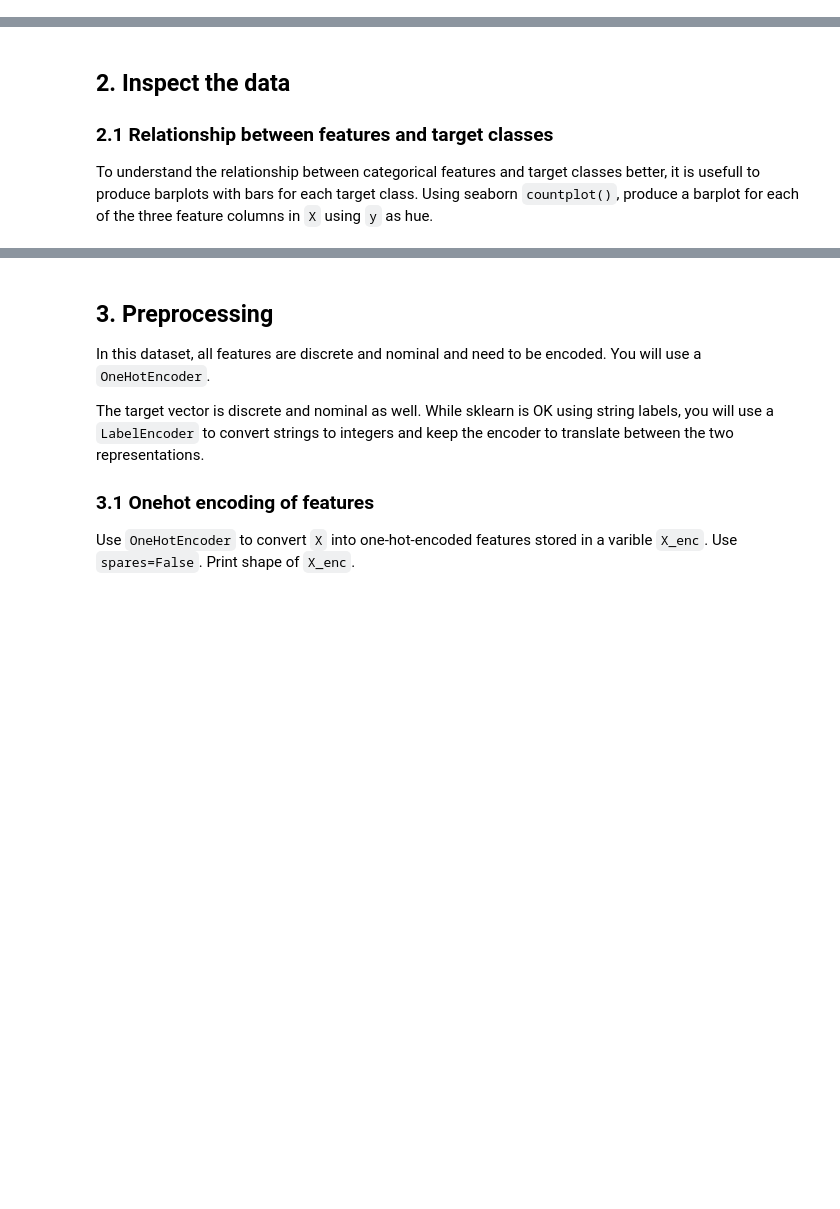
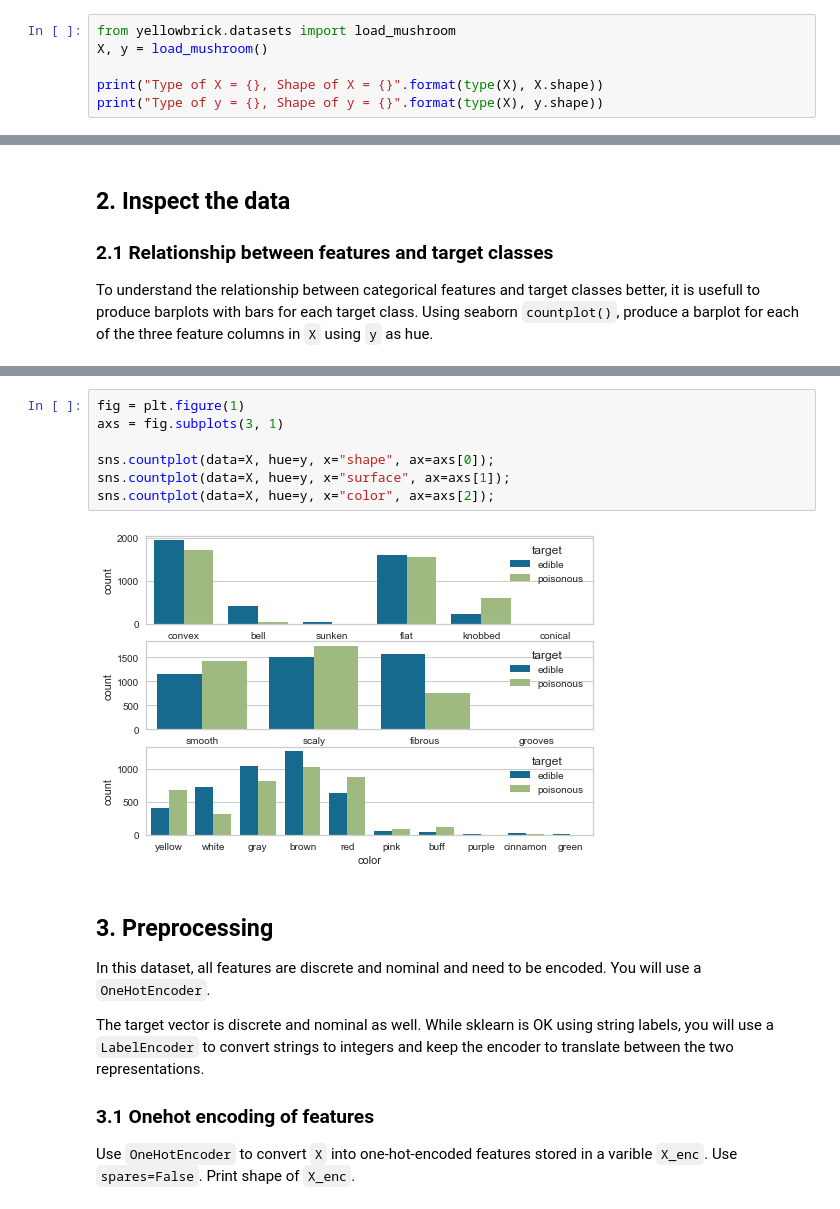
Before and after one commit to meng-ucalgary/ensf-611-assignment-3, a Jupyter notebook: lab3.ipynb, the cells around one changed output, grey strips where cells are left out. Saved outputs shown, nothing was run; the diff lists cells and outputs as text; blank space fills up the shorter version.

Commit message:
loaded and inspected the data

```diff
--- a/lab3.ipynb
+++ b/lab3.ipynb
@@ -121,0 +117,6 @@ y: (8123,) <class 'pandas.core.series.Series'>
+# %%
+from yellowbrick.datasets import load_mushroom
+X, y = load_mushroom()
+
+print("Type of X = {}, Shape of X = {}".format(type(X), X.shape))
+print("Type of y = {}, Shape of y = {}".format(type(X), y.shape))
@@ -132,3 +132,12 @@ To understand the relationship between categorical features and target classes b
+# %%
+fig = plt.figure(1)
+axs = fig.subplots(3, 1)
+
+sns.countplot(data=X, hue=y, x="shape", ax=axs[0]);
+sns.countplot(data=X, hue=y, x="surface", ax=axs[1]);
+sns.countplot(data=X, hue=y, x="color", ax=axs[2]);
+# %% [output]
+[figure, added]
 # %% [markdown]
 ## 3. Preprocessing
 In this dataset, all features are discrete and nominal and need to be encoded. You will use a `OneHotEncoder`.
```
Also changed, not shown: parts of 3 cells of this notebook.
